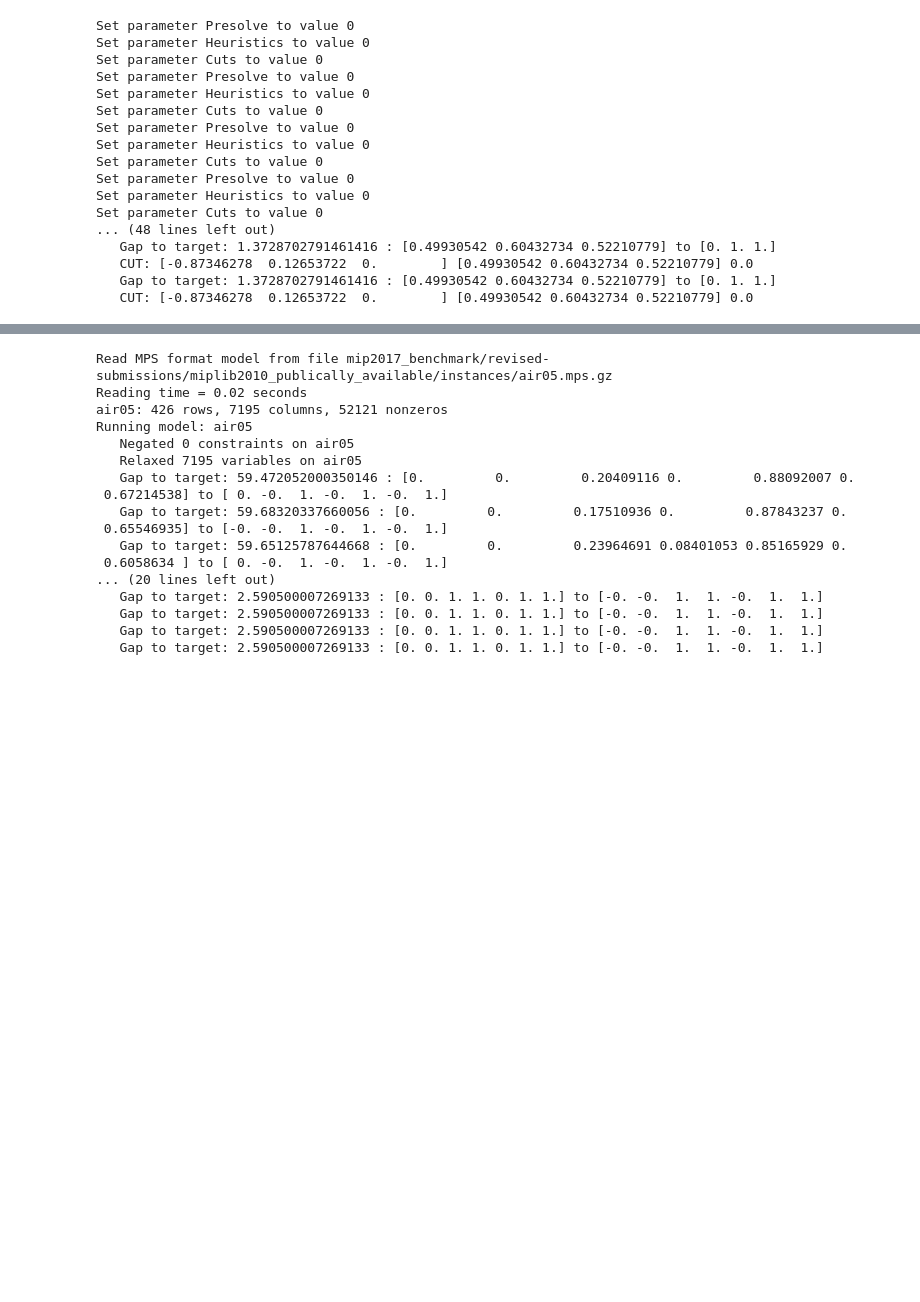
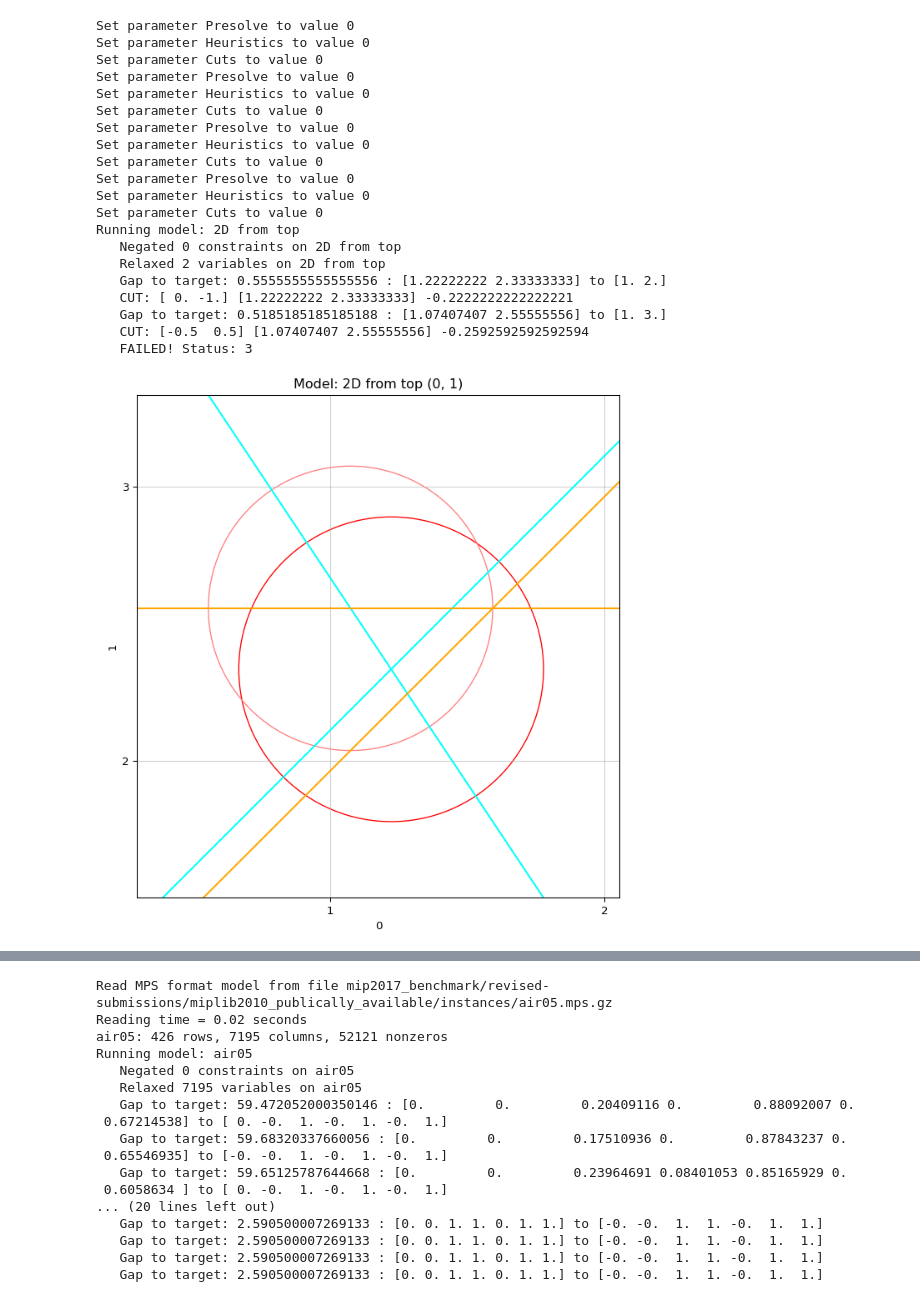
Before and after one commit to BrannonKing/intersection_cuts, a Jupyter notebook: main.ipynb, the cells around one changed output, grey strips where cells are left out. Drawn from its saved outputs; the diff is of its cells as text; code cells hidden in the pictures; blank space fills up the shorter version.

```diff
--- a/main.ipynb
+++ b/main.ipynb
@@ -147,7 +168,7 @@ def compute_hyperplane_via_lp(x0, b0, tableau, basis, col_to_var, int_idx):
     return w.X, b.X
 
 # create a function to do cuts via LP:
-def add_lp_ball_cut(relaxed: gp.Model, target, integer_vars, integer_idx):
+def add_lp_ball_cut(relaxed: gp.Model, target, integer_vars, integer_idx, plotter):
 
     norm = 1
     current = integer_vars.X
@@ -155,10 +176,13 @@ def add_lp_ball_cut(relaxed: gp.Model, target, integer_vars, integer_idx):
     if radius <= relaxed.params.FeasibilityTol:
         return False  # TODO: tolerance should apply to each component individually?
 
+    if plotter is not None:
+        plotter.add_ball(current, radius)
     print("   Gap to target:", radius, ":", current[:7], "to", target[:7])
 
     basis = gu.read_basis(relaxed)
     tableau, col_to_var, negated_vars = gu.read_tableau(relaxed, basis, extra_rows=1)
+    # tableau[negated_vars, :] *= -1.0
 
     # drop the rows of non-integer variables:
     to_drop = [i for i, base in enumerate(basis) if base not in integer_idx]
@@ -168,45 +192,55 @@ def add_lp_ball_cut(relaxed: gp.Model, target, integer_vars, integer_idx):
     # integer_idx goes from var num to index in integer_vars
     int_cols = [i for i, c in enumerate(col_to_var) if c in integer_idx]
     tableau[-1, int_cols] = -1  # use our extra row to store the col==row -> 1
+    # for cvi, cv in enumerate(col_to_var):
+    #     if cv in integer_idx:
+    #         if integer_vars[integer_idx[cv]].VBasis == -2:
+    #             tableau[:, cvi] *= -1
     lengths = np.linalg.norm(tableau, norm, axis=0)
 
     # normalize the columns:
     tableau *= radius
     tableau /= lengths
-
-    # left off: tableau is the wrong size; needs to be full vector or lp needs to be smarter
 
     # generate the LP to find the hyperplane
     int_basis = [integer_idx[base] for base in basis]
     w, b = compute_hyperplane_via_lp(target - current, radius, tableau, int_basis, col_to_var, integer_idx)
     print("   CUT:", w, current, b)
 
     # add the cut:
     if b >= 0:
-        relaxed.addConstr(w @ (integer_vars - current) >= b)
+        new_con = relaxed.addConstr(w @ (integer_vars - current) >= b)
     else:
-        relaxed.addConstr(w @ (integer_vars - current) <= b)
+        new_con = relaxed.addConstr(w @ (integer_vars - current) <= b)
+    if plotter is not None:
+        relaxed.update()
+        plotter.add_constraint(new_con)
+
     return True
 
-run_cuts_to_nearest_int(el.get_instances().values(), add_lp_ball_cut)
+run_cuts_to_nearest_int(list(el.get_instances().values())[1:2], add_lp_ball_cut)
 # %% [output]
 Set parameter Presolve to value 0
 Set parameter Heuristics to value 0
 Set parameter Cuts to value 0
 Set parameter Presolve to value 0
 Set parameter Heuristics to value 0
 Set parameter Cuts to value 0
 Set parameter Presolve to value 0
 Set parameter Heuristics to value 0
 Set parameter Cuts to value 0
 Set parameter Presolve to value 0
 Set parameter Heuristics to value 0
 Set parameter Cuts to value 0
-... (48 lines left out)
-   Gap to target: 1.3728702791461416 : [0.49930542 0.60432734 0.52210779] to [0. 1. 1.]
-   CUT: [-0.87346278  0.12653722  0.        ] [0.49930542 0.60432734 0.52210779] 0.0
-   Gap to target: 1.3728702791461416 : [0.49930542 0.60432734 0.52210779] to [0. 1. 1.]
-   CUT: [-0.87346278  0.12653722  0.        ] [0.49930542 0.60432734 0.52210779] 0.0
+Running model: 2D from top
+   Negated 0 constraints on 2D from top
+   Relaxed 2 variables on 2D from top
+   Gap to target: 0.5555555555555556 : [1.22222222 2.33333333] to [1. 2.]
+   CUT: [ 0. -1.] [1.22222222 2.33333333] -0.2222222222222221
+   Gap to target: 0.5185185185185188 : [1.07407407 2.55555556] to [1. 3.]
+   CUT: [-0.5  0.5] [1.07407407 2.55555556] -0.2592592592592594
+   FAILED! Status: 3
+[figure, added]
 # %%
 def run_cuts_to_relaxed_sol(instances, cut_function, loops=8):
     for instance in instances:
```
Also changed, not shown: parts of 2 cells of this notebook, 2 other files.
